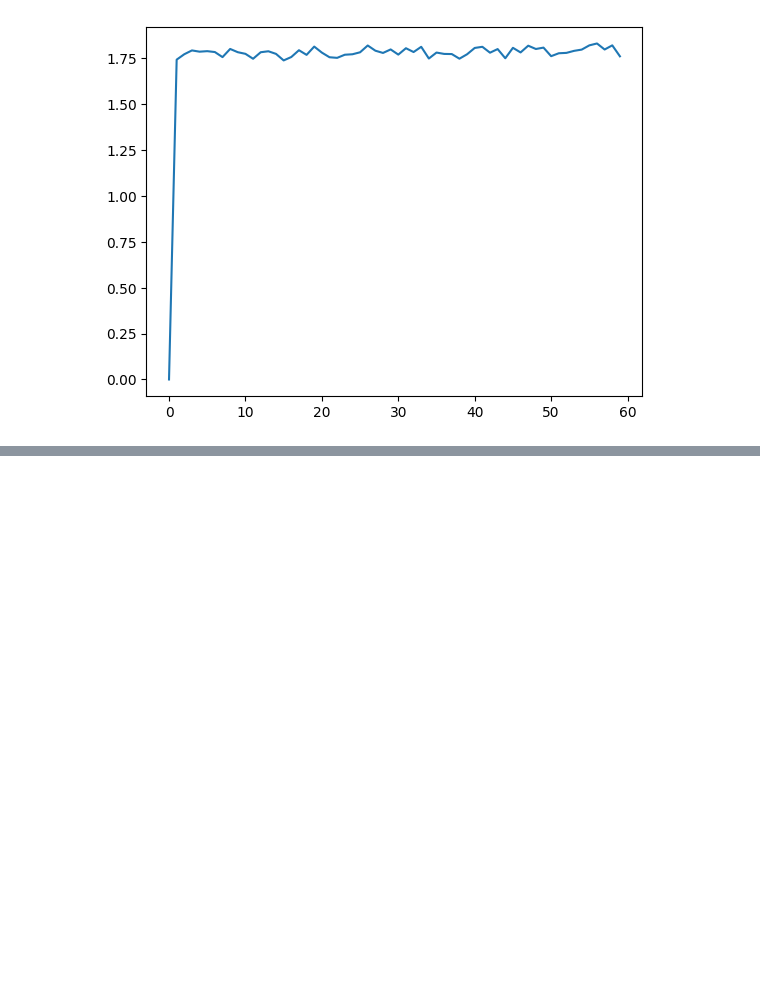
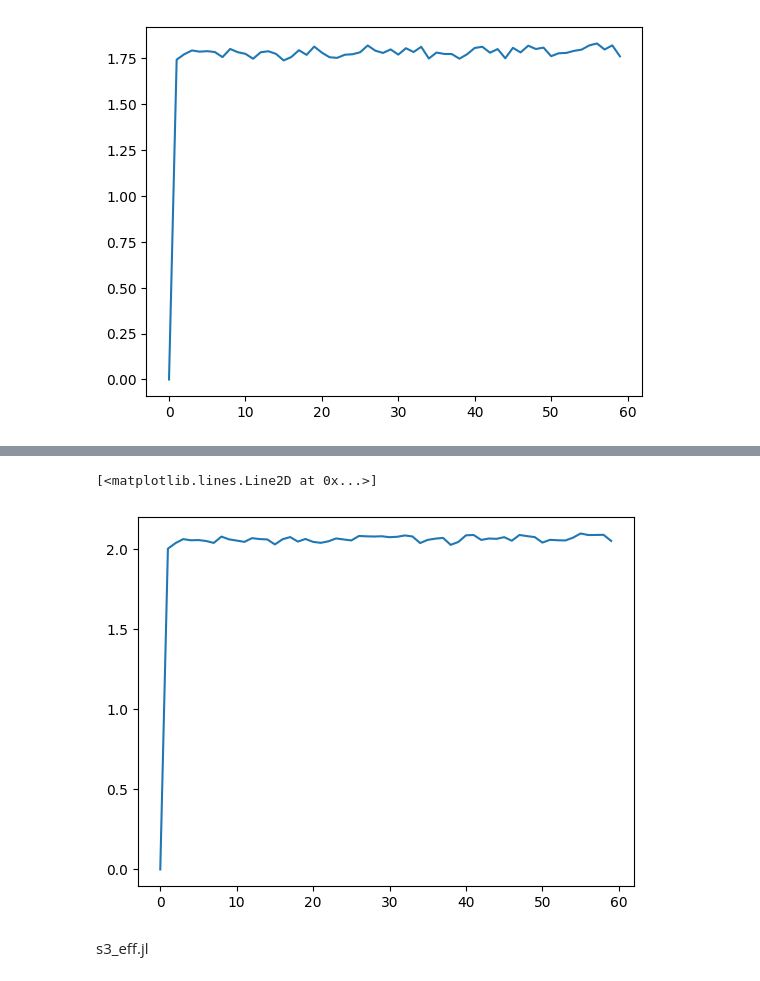
Before and after one commit to uditvarma/s3, a Jupyter notebook: testing.ipynb, the cells around one changed output, grey strips where cells are left out. Cells and saved outputs as stored; diff of their text form; code cells hidden in the pictures; blank space fills up the shorter version.

```diff
--- a/testing.ipynb
+++ b/testing.ipynb
@@ -79,0 +80,9 @@ plt.plot(data)
+# %%
+data = np.load("/Users/uditvarma/Documents/s3_data/mean_hcn/Emean_L6,T60.0,dt1.0,p0.18_hc.npy")
+# %%
+plt.plot(data)
+# %% [output]
+[<matplotlib.lines.Line2D at 0x...>]
+[figure, added]
+# %% [markdown]
+s3_eff.jl
```
Also changed, not shown: parts of 18 cells of this notebook, 4 other files.
